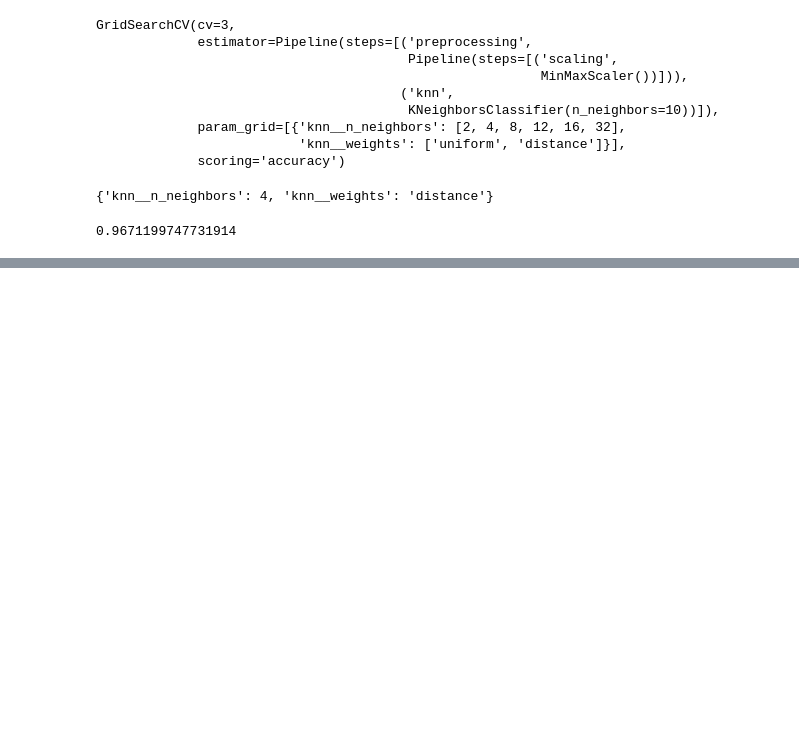
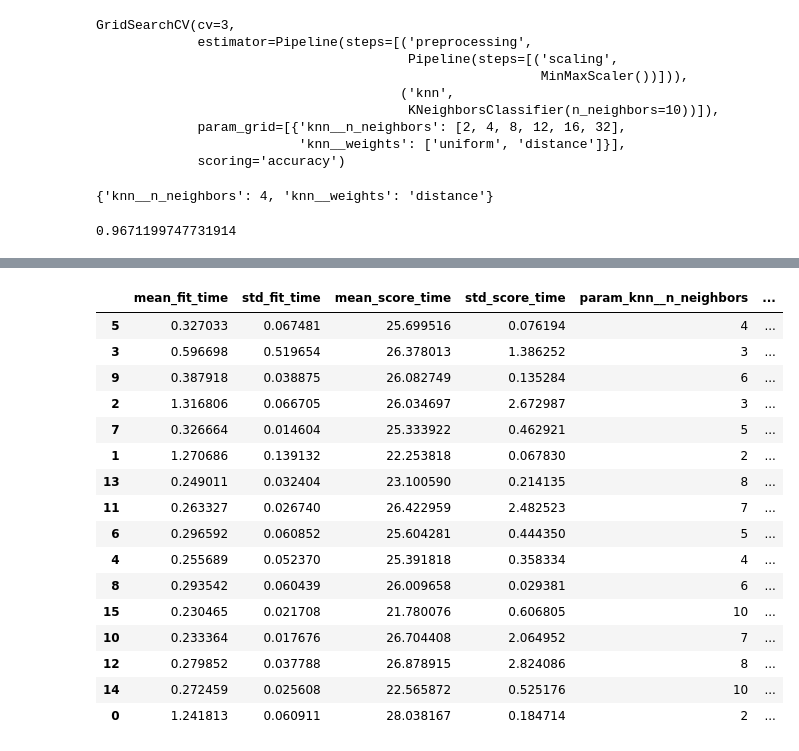
Before and after one commit to F-Fer/HOML-3_Exercises, a Jupyter notebook: MySolutions/Chapter-3/Chapter-3.ipynb, the cells around one changed output, grey strips where cells are left out. Saved outputs shown, nothing was run; the diff lists cells and outputs as text; code cells hidden in the pictures; blank space fills up the shorter version.

```diff
--- a/MySolutions/Chapter-3/Chapter-3.ipynb
+++ b/MySolutions/Chapter-3/Chapter-3.ipynb
@@ -303,0 +347,24 @@ grid_search.best_score_
+# %%
+cv_results_2 = pd.DataFrame(grid_search.cv_results_)
+
+cv_results_2.sort_values(by=["mean_test_score"], axis=0, ascending=False, inplace=True)
+
+cv_results_2
+# %% [output]
+|  | mean_fit_time | std_fit_time | mean_score_time | std_score_time | param_knn__n_neighbors | ... |
+| 5 | 0.327033 | 0.067481 | 25.699516 | 0.076194 | 4 | ... |
+| 3 | 0.596698 | 0.519654 | 26.378013 | 1.386252 | 3 | ... |
+| 9 | 0.387918 | 0.038875 | 26.082749 | 0.135284 | 6 | ... |
+| 2 | 1.316806 | 0.066705 | 26.034697 | 2.672987 | 3 | ... |
+| 7 | 0.326664 | 0.014604 | 25.333922 | 0.462921 | 5 | ... |
+| 1 | 1.270686 | 0.139132 | 22.253818 | 0.067830 | 2 | ... |
+| 13 | 0.249011 | 0.032404 | 23.100590 | 0.214135 | 8 | ... |
+| 11 | 0.263327 | 0.026740 | 26.422959 | 2.482523 | 7 | ... |
+| 6 | 0.296592 | 0.060852 | 25.604281 | 0.444350 | 5 | ... |
+| 4 | 0.255689 | 0.052370 | 25.391818 | 0.358334 | 4 | ... |
+| 8 | 0.293542 | 0.060439 | 26.009658 | 0.029381 | 6 | ... |
+| 15 | 0.230465 | 0.021708 | 21.780076 | 0.606805 | 10 | ... |
+| 10 | 0.233364 | 0.017676 | 26.704408 | 2.064952 | 7 | ... |
+| 12 | 0.279852 | 0.037788 | 26.878915 | 2.824086 | 8 | ... |
+| 14 | 0.272459 | 0.025608 | 22.565872 | 0.525176 | 10 | ... |
+| 0 | 1.241813 | 0.060911 | 28.038167 | 0.184714 | 2 | ... |
```
Also changed, not shown: parts of 30 cells of this notebook, 1 other file.
